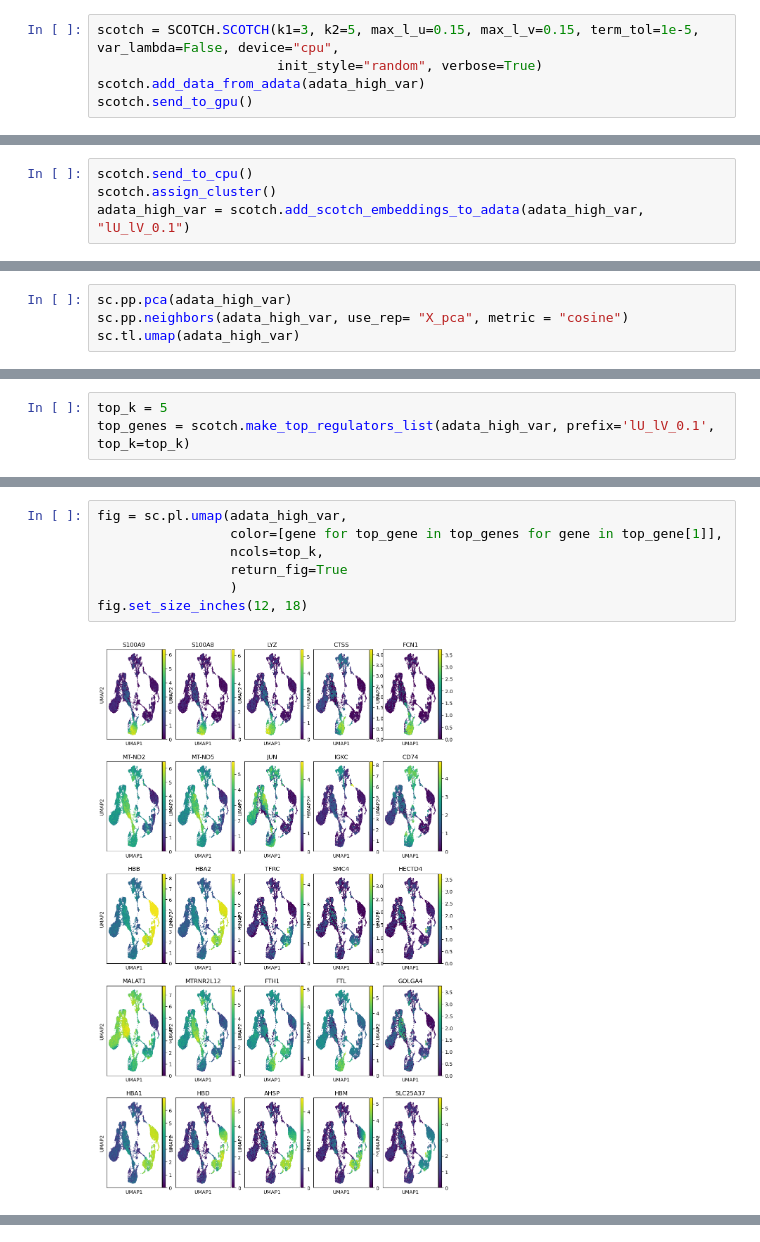
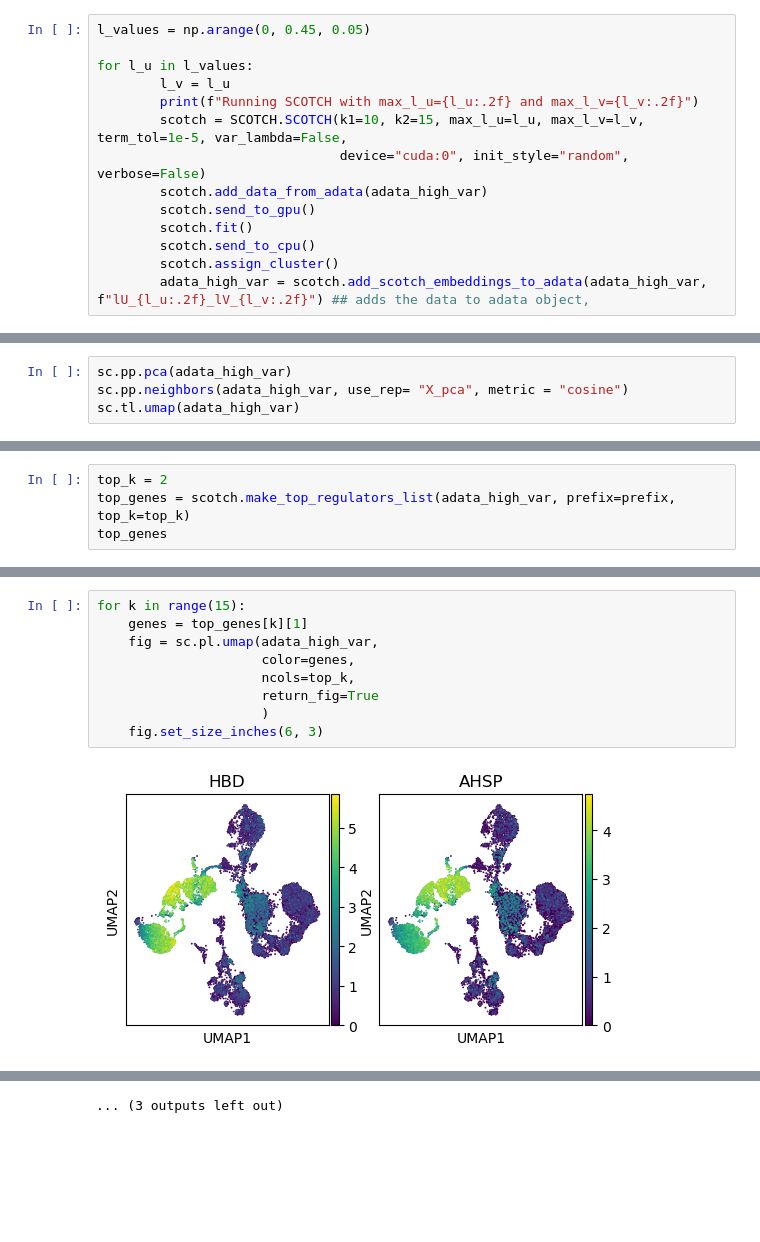
Before and after one commit to Roy-lab/SCOTCH, a Jupyter notebook: Examples/Example.ipynb, the cells around one changed output, grey strips where cells are left out. Saved outputs shown, nothing was run; the diff lists cells and outputs as text; blank space fills up the shorter version.

```diff
--- a/Examples/Example.ipynb
+++ b/Examples/Example.ipynb
@@ -93,5 +96,14 @@ ax.set_axis_off()
 # %%
-scotch = SCOTCH.SCOTCH(k1=3, k2=5, max_l_u=0.15, max_l_v=0.15, term_tol=1e-5, var_lambda=False, device="cpu",
-                       init_style="random", verbose=True)
-scotch.add_data_from_adata(adata_high_var)
-scotch.send_to_gpu()
+l_values = np.arange(0, 0.45, 0.05)
+
+for l_u in l_values:
+        l_v = l_u
+        print(f"Running SCOTCH with max_l_u={l_u:.2f} and max_l_v={l_v:.2f}")
+        scotch = SCOTCH.SCOTCH(k1=10, k2=15, max_l_u=l_u, max_l_v=l_v, term_tol=1e-5, var_lambda=False,
+                               device="cuda:0", init_style="random", verbose=False)
+        scotch.add_data_from_adata(adata_high_var)
+        scotch.send_to_gpu()
+        scotch.fit()
+        scotch.send_to_cpu()
+        scotch.assign_cluster()
+        adata_high_var = scotch.add_scotch_embeddings_to_adata(adata_high_var, f"lU_{l_u:.2f}_lV_{l_v:.2f}") ## adds the data to adata object,
@@ -118,7 +120,3 @@ Iter: 100       Iter Time: 1.701        Total Time: 138.004     Objective: 1.701
-# %%
-scotch.send_to_cpu()
-scotch.assign_cluster()
-adata_high_var = scotch.add_scotch_embeddings_to_adata(adata_high_var, "lU_lV_0.1")
 # %%
 adata_high_var
 # %% [output]
@@ -164,4 +180,5 @@ sc.pl.umap(adata_high_var, color = "lU_lV_0.1_cell_clusters")
 # %%
-top_k = 5
-top_genes = scotch.make_top_regulators_list(adata_high_var, prefix='lU_lV_0.1', top_k=top_k)
+top_k = 2
+top_genes = scotch.make_top_regulators_list(adata_high_var, prefix=prefix, top_k=top_k)
+top_genes
 # %% [output]
@@ -173,9 +201,11 @@ Gene Cluster 4: Index(['HBA1', 'HBD', 'AHSP', 'HBM', 'SLC25A37'], dtype='object'
 # %%
-fig = sc.pl.umap(adata_high_var,
-                 color=[gene for top_gene in top_genes for gene in top_gene[1]],
-                 ncols=top_k,
-                 return_fig=True
-                 )
-fig.set_size_inches(12, 18)
+for k in range(15):
+    genes = top_genes[k][1]
+    fig = sc.pl.umap(adata_high_var,
+                     color=genes,
+                     ncols=top_k,
+                     return_fig=True
+                     )
+    fig.set_size_inches(6, 3)
 # %% [output]
-[figure, old version]
+[figure, new version]
@@ -181,0 +223 @@ fig.set_size_inches(12, 18)
+... (3 outputs left out)
```
Also changed, not shown: parts of 25 cells of this notebook, 1 other file.
